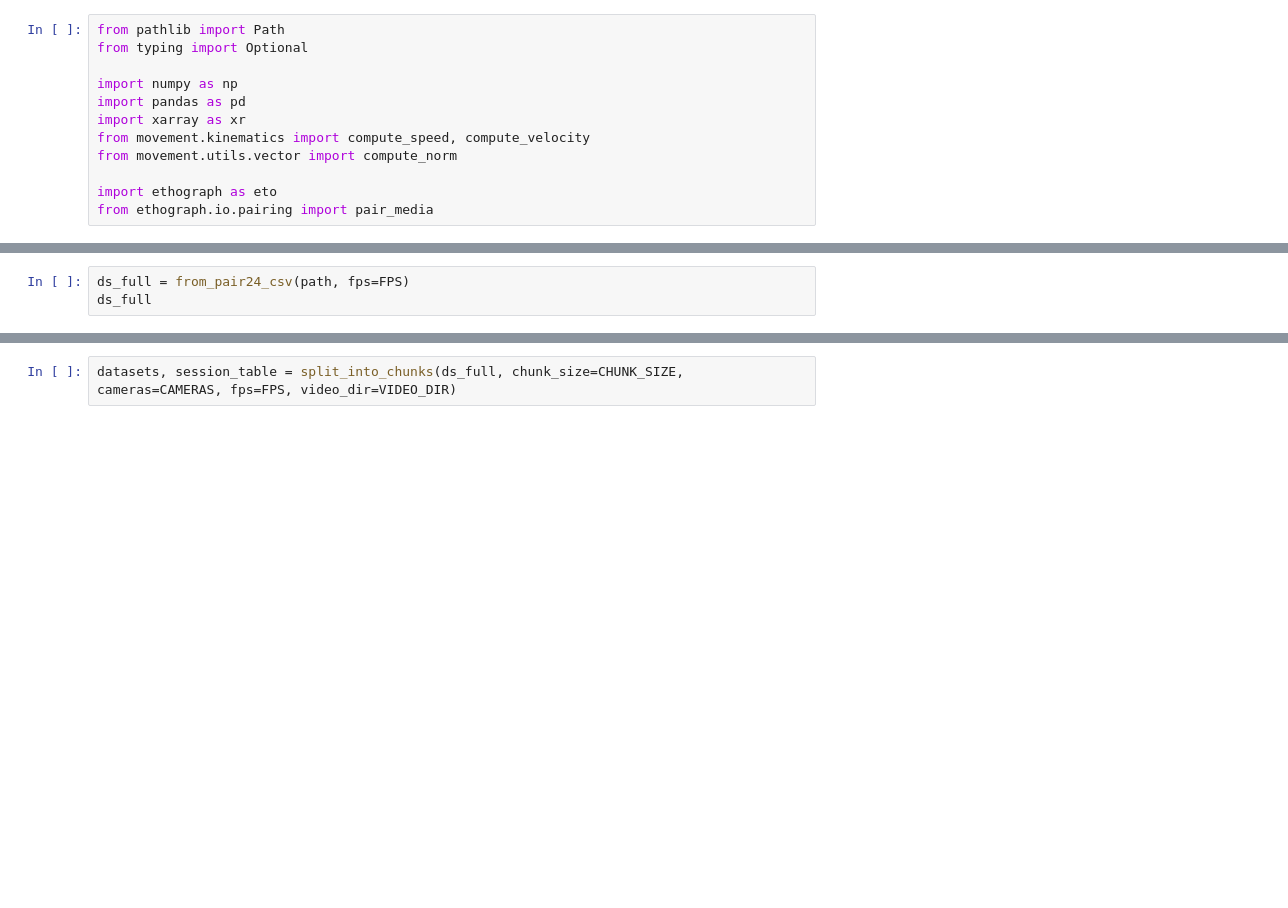
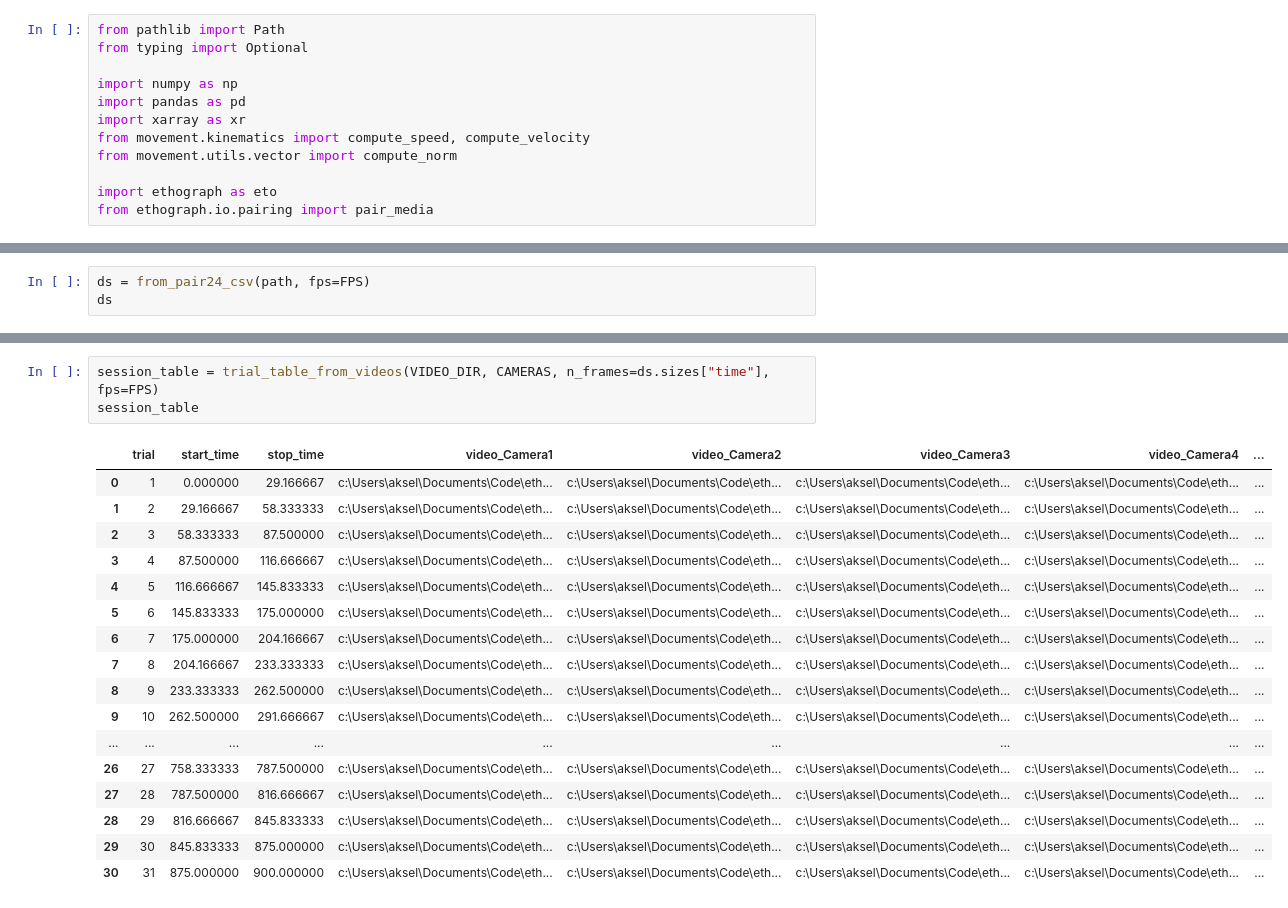
Before and after one commit to Akseli-Ilmanen/ethograph, a Jupyter notebook: examples/convert_dataset_pair24.ipynb, the cells around one changed output, grey strips where cells are left out. Saved outputs shown, nothing was run; the diff lists cells and outputs as text; blank space fills up the shorter version.

```diff
--- a/examples/convert_dataset_pair24.ipynb
+++ b/examples/convert_dataset_pair24.ipynb
@@ -164,3 +150,3 @@ def split_into_chunks(
 # %%
-ds_full = from_pair24_csv(path, fps=FPS)
-ds_full
+ds = from_pair24_csv(path, fps=FPS)
+ds
@@ -167,5 +174,24 @@ ds_full
 # %%
-datasets, session_table = split_into_chunks(ds_full, chunk_size=CHUNK_SIZE, cameras=CAMERAS, fps=FPS, video_dir=VIDEO_DIR)
+session_table = trial_table_from_videos(VIDEO_DIR, CAMERAS, n_frames=ds.sizes["time"], fps=FPS)
+session_table
+# %% [output]
+|  | trial | start_time | stop_time | video_Camera1 | video_Camera2 | video_Camera3 | video_Camera4 | ... |
+| 0 | 1 | 0.000000 | 29.166667 | c:\Users\aksel\Documents\Code\eth... | c:\Users\aksel\Documents\Code\eth... | c:\Users\aksel\Documents\Code\eth... | c:\Users\aksel\Documents\Code\eth... | ... |
+| 1 | 2 | 29.166667 | 58.333333 | c:\Users\aksel\Documents\Code\eth... | c:\Users\aksel\Documents\Code\eth... | c:\Users\aksel\Documents\Code\eth... | c:\Users\aksel\Documents\Code\eth... | ... |
+| 2 | 3 | 58.333333 | 87.500000 | c:\Users\aksel\Documents\Code\eth... | c:\Users\aksel\Documents\Code\eth... | c:\Users\aksel\Documents\Code\eth... | c:\Users\aksel\Documents\Code\eth... | ... |
+| 3 | 4 | 87.500000 | 116.666667 | c:\Users\aksel\Documents\Code\eth... | c:\Users\aksel\Documents\Code\eth... | c:\Users\aksel\Documents\Code\eth... | c:\Users\aksel\Documents\Code\eth... | ... |
+| 4 | 5 | 116.666667 | 145.833333 | c:\Users\aksel\Documents\Code\eth... | c:\Users\aksel\Documents\Code\eth... | c:\Users\aksel\Documents\Code\eth... | c:\Users\aksel\Documents\Code\eth... | ... |
+| 5 | 6 | 145.833333 | 175.000000 | c:\Users\aksel\Documents\Code\eth... | c:\Users\aksel\Documents\Code\eth... | c:\Users\aksel\Documents\Code\eth... | c:\Users\aksel\Documents\Code\eth... | ... |
+| 6 | 7 | 175.000000 | 204.166667 | c:\Users\aksel\Documents\Code\eth... | c:\Users\aksel\Documents\Code\eth... | c:\Users\aksel\Documents\Code\eth... | c:\Users\aksel\Documents\Code\eth... | ... |
+| 7 | 8 | 204.166667 | 233.333333 | c:\Users\aksel\Documents\Code\eth... | c:\Users\aksel\Documents\Code\eth... | c:\Users\aksel\Documents\Code\eth... | c:\Users\aksel\Documents\Code\eth... | ... |
+| 8 | 9 | 233.333333 | 262.500000 | c:\Users\aksel\Documents\Code\eth... | c:\Users\aksel\Documents\Code\eth... | c:\Users\aksel\Documents\Code\eth... | c:\Users\aksel\Documents\Code\eth... | ... |
+| 9 | 10 | 262.500000 | 291.666667 | c:\Users\aksel\Documents\Code\eth... | c:\Users\aksel\Documents\Code\eth... | c:\Users\aksel\Documents\Code\eth... | c:\Users\aksel\Documents\Code\eth... | ... |
+| ... | ... | ... | ... | ... | ... | ... | ... | ... |
+| 26 | 27 | 758.333333 | 787.500000 | c:\Users\aksel\Documents\Code\eth... | c:\Users\aksel\Documents\Code\eth... | c:\Users\aksel\Documents\Code\eth... | c:\Users\aksel\Documents\Code\eth... | ... |
+| 27 | 28 | 787.500000 | 816.666667 | c:\Users\aksel\Documents\Code\eth... | c:\Users\aksel\Documents\Code\eth... | c:\Users\aksel\Documents\Code\eth... | c:\Users\aksel\Documents\Code\eth... | ... |
+| 28 | 29 | 816.666667 | 845.833333 | c:\Users\aksel\Documents\Code\eth... | c:\Users\aksel\Documents\Code\eth... | c:\Users\aksel\Documents\Code\eth... | c:\Users\aksel\Documents\Code\eth... | ... |
+| 29 | 30 | 845.833333 | 875.000000 | c:\Users\aksel\Documents\Code\eth... | c:\Users\aksel\Documents\Code\eth... | c:\Users\aksel\Documents\Code\eth... | c:\Users\aksel\Documents\Code\eth... | ... |
+| 30 | 31 | 875.000000 | 900.000000 | c:\Users\aksel\Documents\Code\eth... | c:\Users\aksel\Documents\Code\eth... | c:\Users\aksel\Documents\Code\eth... | c:\Users\aksel\Documents\Code\eth... | ... |
 # %%
 output_path = DATA_DIR / "Trial_data.nc"
 output_path.parent.mkdir(parents=True, exist_ok=True)
```
Also changed, not shown: parts of 5 cells of this notebook, 22 other files.
